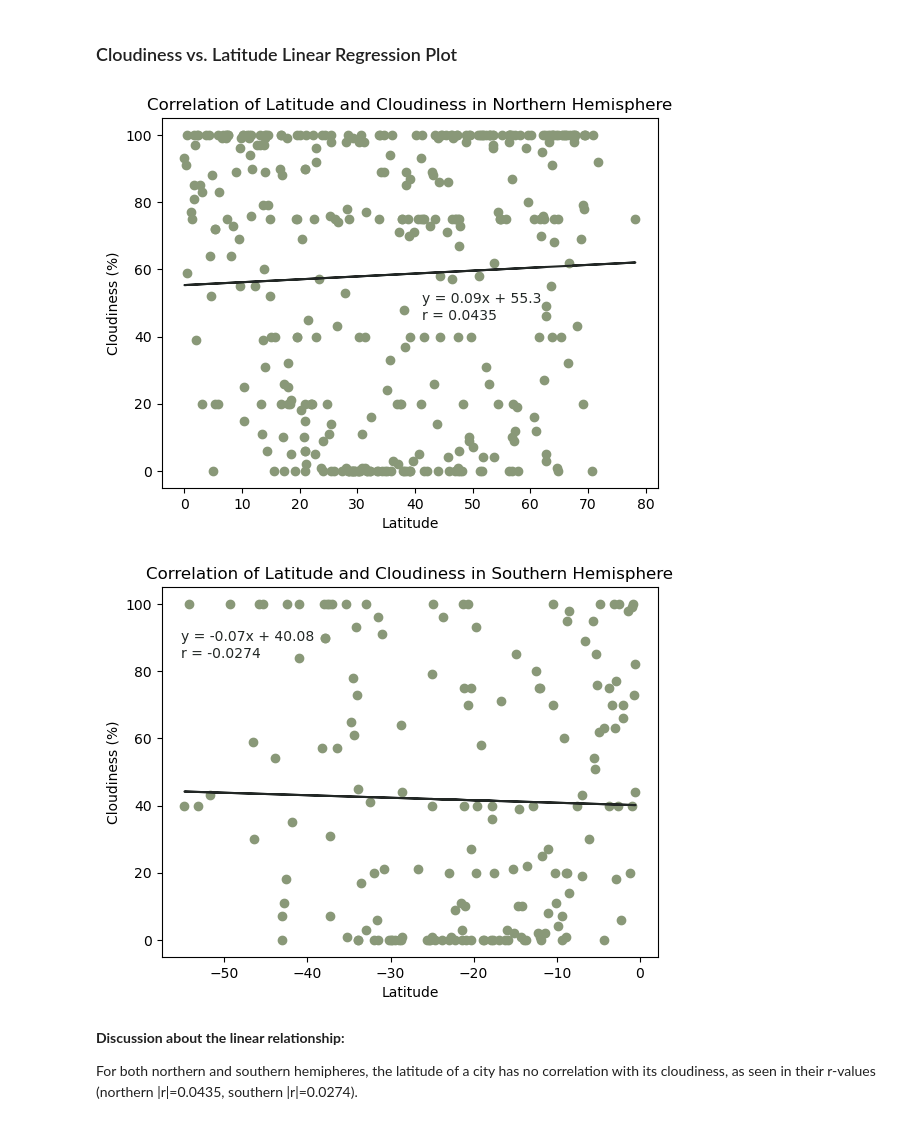
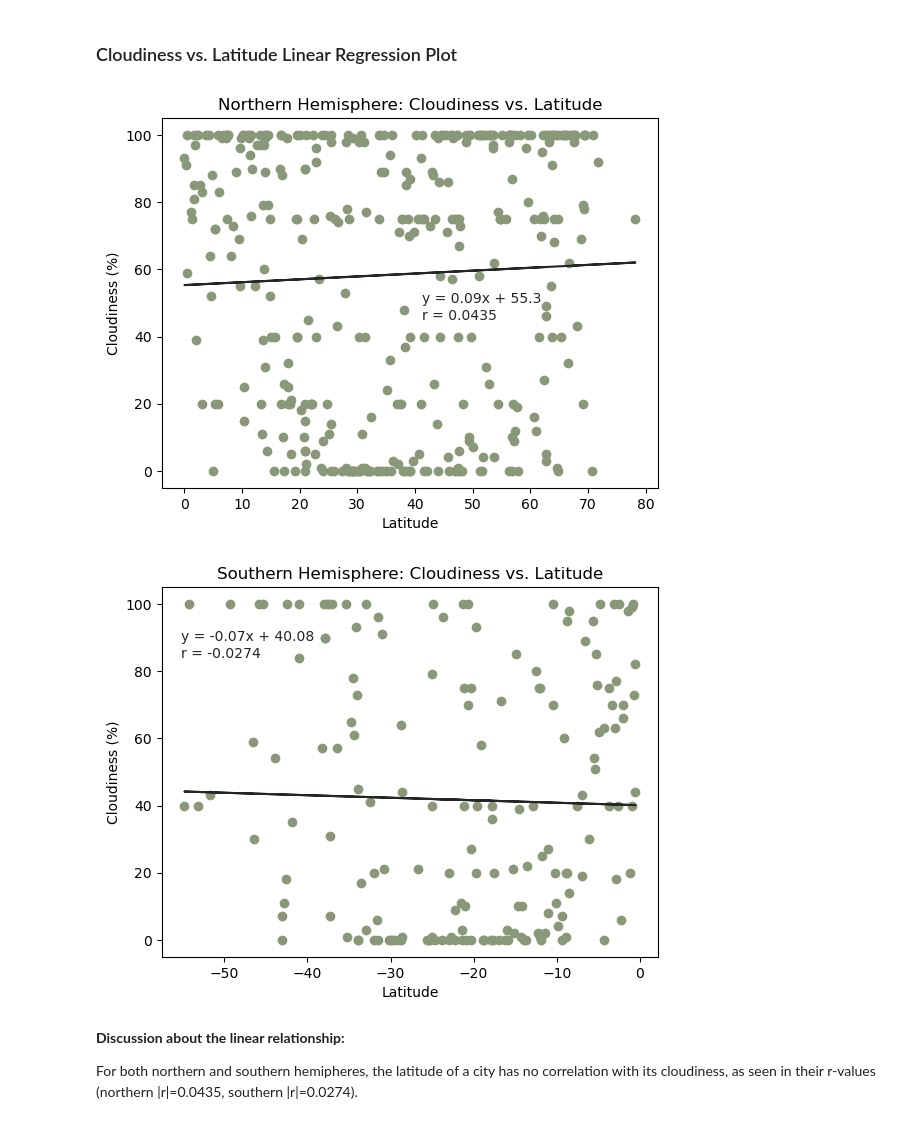
Before and after one commit to kendraliu/Python-API-Challenge-Weather-and-Vacation-Planner, a Jupyter notebook: WeatherPy.ipynb, the cells around one changed output. Drawn from its saved outputs; the diff is of its cells as text; code cells hidden in the pictures.

```diff
--- a/WeatherPy.ipynb
+++ b/WeatherPy.ipynb
@@ -467,14 +471,15 @@ For both northern and southern hemipheres, the latitude of a city has no correla
 # %%
 # Northern Hemisphere
 plot = plotlinregress(northern_hemi_df["Lat"], northern_hemi_df["Cloudiness"])
 plt.annotate(plot, xy=(40,48), xytext=(5,5), textcoords='offset points',color="#222725")
 plt.annotate(rvalue(northern_hemi_df["Lat"], northern_hemi_df["Cloudiness"]), xy=(40,43), xytext=(5,5), textcoords='offset points',color="#222725")
 plt.xlabel('Latitude')
 plt.ylabel('Cloudiness (%)')
-plt.title("Correlation of Latitude and Cloudiness in Northern Hemisphere")
+plt.title("Northern Hemisphere: Cloudiness vs. Latitude")
+plt.savefig("Output Data/Fig9.png")
 plt.show()
 # %% [output]
-[figure, old version]
+[figure, new version]
 # %%
 # Southern Hemisphere
 plot = plotlinregress(southern_hemi_df["Lat"], southern_hemi_df["Cloudiness"])
@@ -482,10 +487,11 @@ plt.annotate(plot, xy=(-56,87), xytext=(5,5), textcoords='offset points',color="
 plt.annotate(rvalue(southern_hemi_df["Lat"], southern_hemi_df["Cloudiness"]), xy=(-56,82), xytext=(5,5), textcoords='offset points',color="#222725")
 plt.xlabel('Latitude')
 plt.ylabel('Cloudiness (%)')
-plt.title("Correlation of Latitude and Cloudiness in Southern Hemisphere")
+plt.title("Southern Hemisphere: Cloudiness vs. Latitude")
+plt.savefig("Output Data/Fig10.png")
 plt.show()
 # %% [output]
-[figure, old version]
+[figure, new version]
 # %% [markdown]
 **Discussion about the linear relationship:**
 
```
Also changed, not shown: parts of 6 cells of this notebook, 8 other files.
